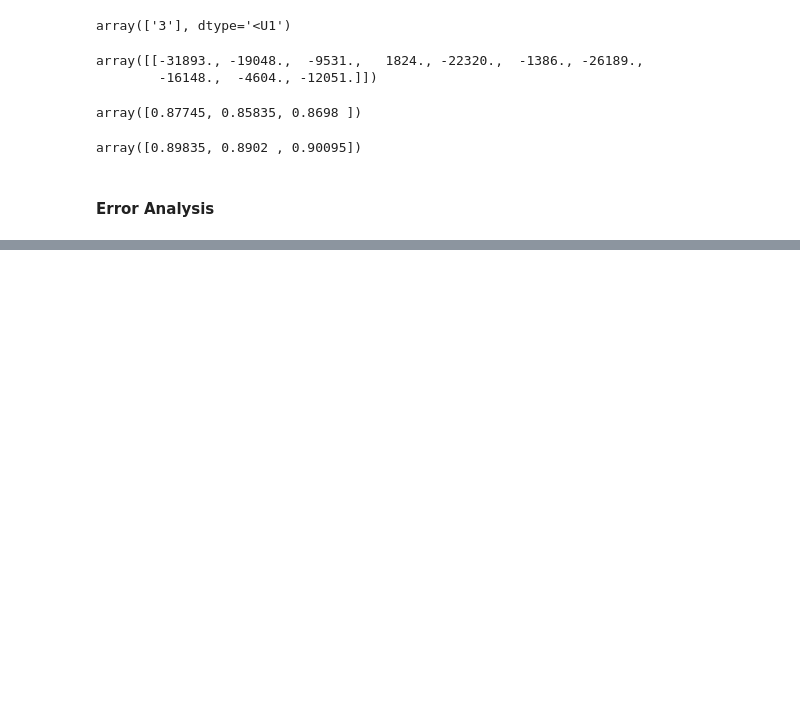
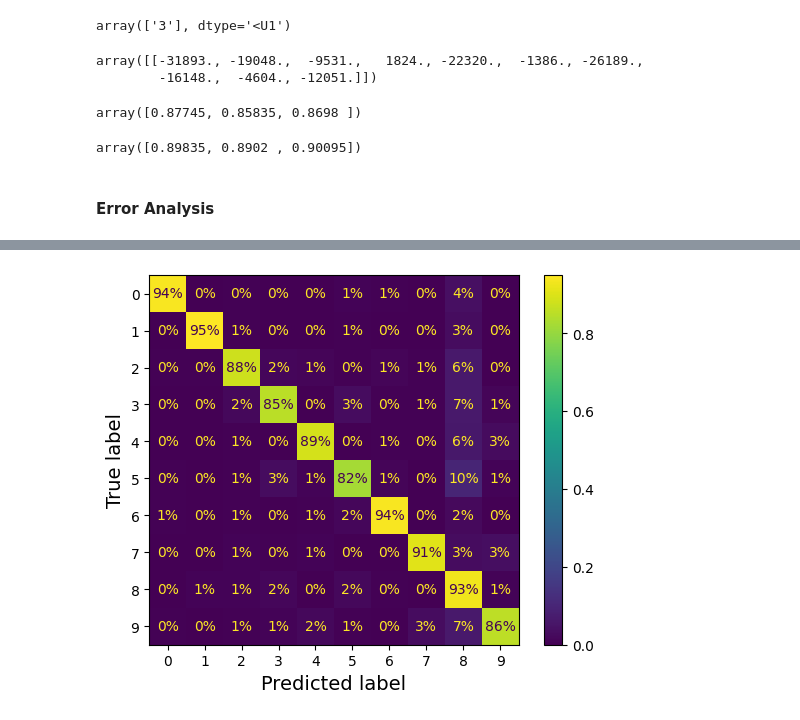
Before and after one commit to Wil1756/100-Days-of-ML, a Jupyter notebook: classification.ipynb, the cells around one changed output, grey strips where cells are left out. Drawn from its saved outputs; the diff is of its cells as text; code cells hidden in the pictures; blank space fills up the shorter version.

```diff
--- a/classification.ipynb
+++ b/classification.ipynb
@@ -518,0 +537,7 @@ array([0.89835, 0.8902 , 0.90095])
+# %%
+plt.rc('font', size=10)
+ConfusionMatrixDisplay.from_predictions(y_train, y_train_pred, normalize="true",
+                                        values_format=".0%")
+plt.show()
+# %% [output]
+[figure, added]
```
Also changed, not shown: parts of 5 cells of this notebook.
